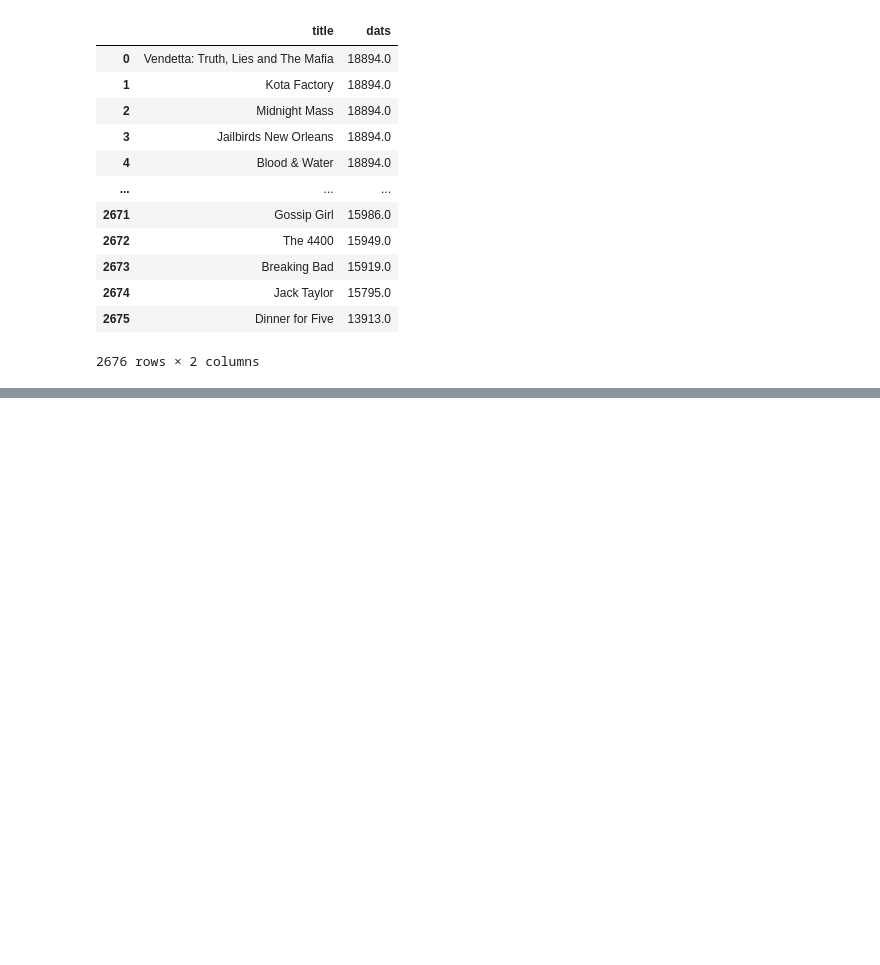
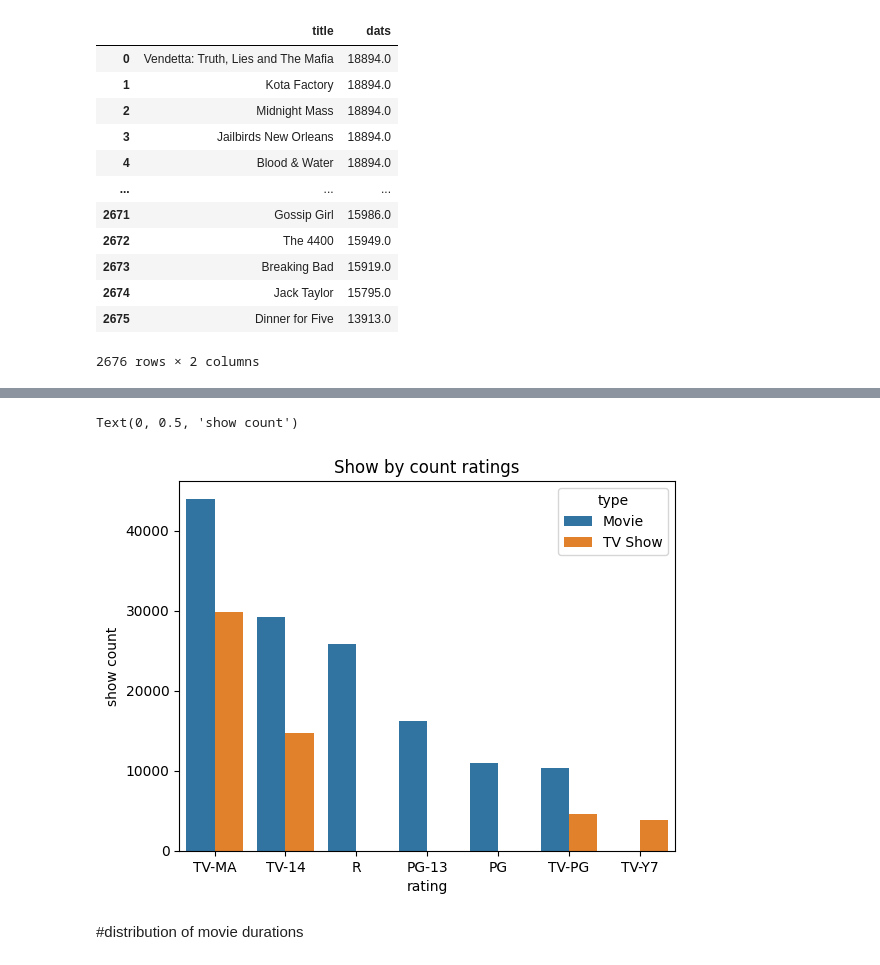
Before and after one commit to knagabharathi/Pylib_Data_visualization, a Jupyter notebook: Netflix_case_studies.ipynb, the cells around one changed output, grey strips where cells are left out. Cells and saved outputs as stored; diff of their text form; code cells hidden in the pictures; blank space fills up the shorter version.

```diff
--- a/Netflix_case_studies.ipynb
+++ b/Netflix_case_studies.ipynb
@@ -805,0 +808,3 @@ dfc_tv.groupby('title').agg(dats = ('date_count','max')).sort_values(by='dats',
+# %%
+df_rat_merge = dfc.groupby(['rating','type']).size().reset_index().sort_values(by=0,ascending=False)[:10]
+df_rat_merge.head()
@@ -805,0 +818,10 @@ dfc_tv.groupby('title').agg(dats = ('date_count','max')).sort_values(by='dats',
+# %%
+sns.barplot(df_rat_merge, x='rating', y=0 , hue='type')
+
+plt.title('Show by count ratings')
+plt.ylabel('show count')
+# %% [output]
+Text(0, 0.5, 'show count')
+[figure, added]
+# %% [markdown]
+#distribution of movie durations
```
Also changed, not shown: parts of 9 cells of this notebook.
